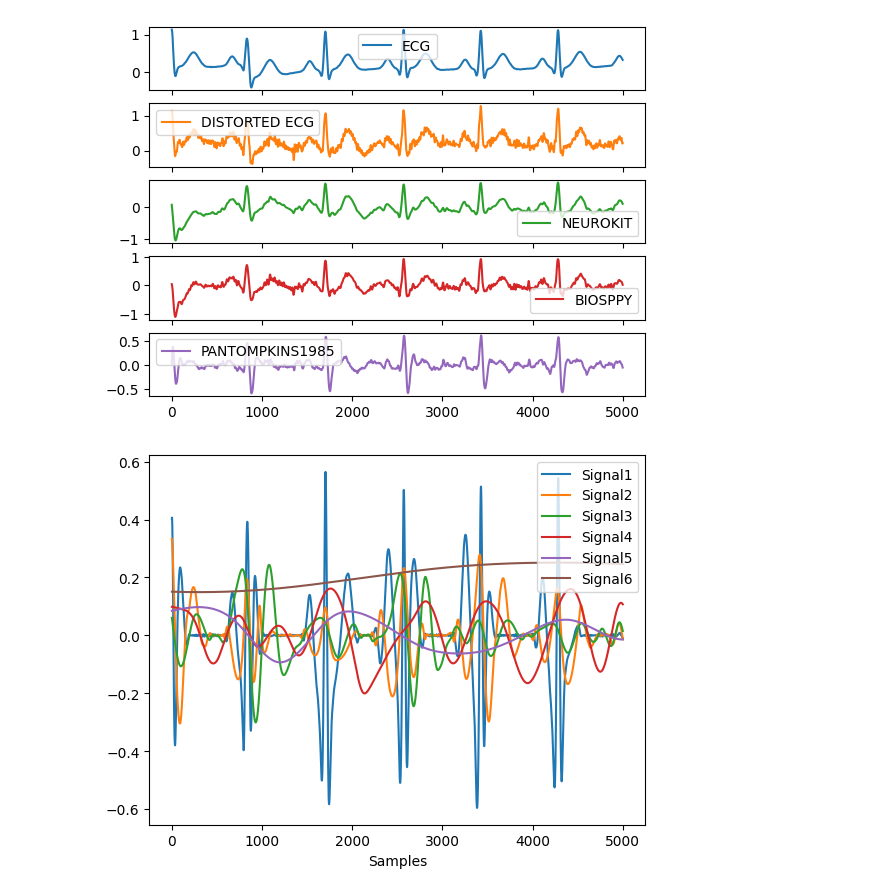
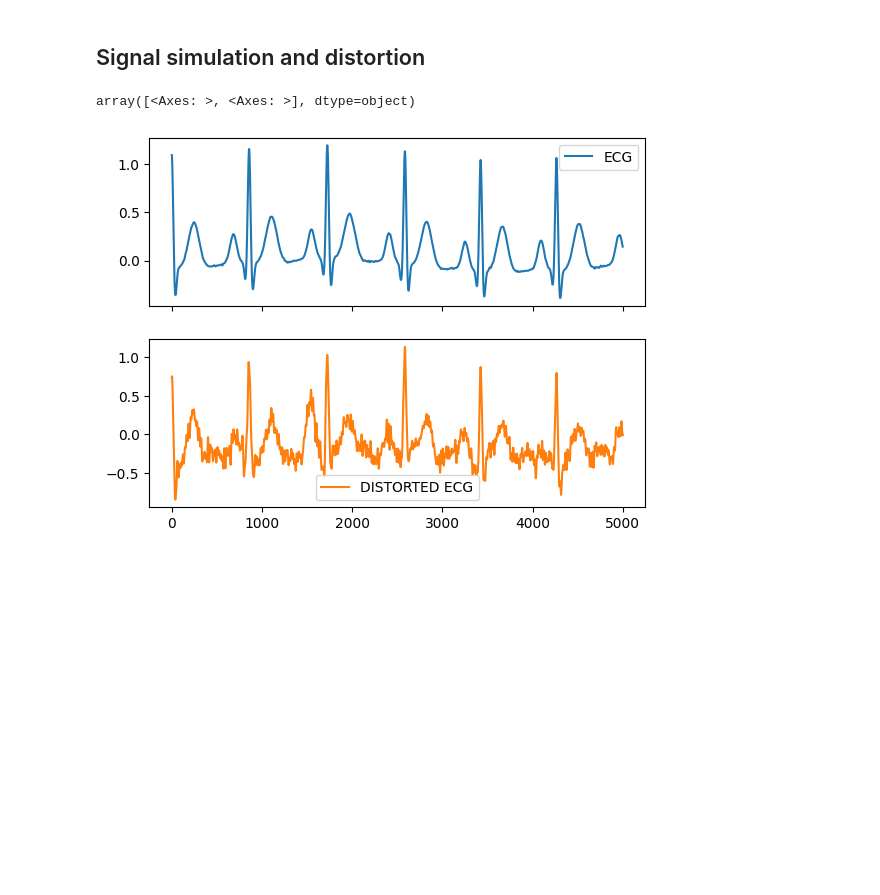
Before and after one commit to Walrusbane524/ECG-machine-leaning, a Jupyter notebook: teste.ipynb, the cells around one changed output. Drawn from its saved outputs; the diff is of its cells as text; code cells hidden in the pictures; blank space fills up the shorter version.

```diff
--- a/teste.ipynb
+++ b/teste.ipynb
@@ -1,26 +6,15 @@
+# %% [markdown]
+## Signal simulation and distortion
 # %%
-import numpy as np
-import pandas as pd
-import neurokit2 as nk
-import pycatch22
-
 ecg = nk.ecg_simulate(duration=5, heart_rate=70)
 
-distorted_ecg = nk.signal_distort(ecg, noise_frequency=[0.1, 2, 10, 100], noise_amplitude=0.2, powerline_amplitude=0.2)
-neurokit_cleaned_ecg = nk.ecg_clean(distorted_ecg, method='neurokit')
-biosppy_cleaned_ecg = nk.ecg_clean(distorted_ecg, method='biosppy')
-pantompkins1985_cleaned_ecg = nk.ecg_clean(distorted_ecg, method='pantompkins1985')
+ecg_series = pd.Series(ecg)
+distorted_ecg = nk.signal_distort(ecg, noise_frequency=[0.2, 2, 10, 100], noise_amplitude=0.2, powerline_amplitude=0.2)
 
-data = pd.DataFrame({"ECG": ecg,
-                     "DISTORTED ECG": distorted_ecg,
-                     "NEUROKIT": neurokit_cleaned_ecg,
-                     "BIOSPPY": biosppy_cleaned_ecg,
-                     "PANTOMPKINS1985": pantompkins1985_cleaned_ecg})
+signal_data = pd.DataFrame({"ECG": ecg,
+                            "DISTORTED ECG": distorted_ecg})
 
-data.plot(subplots=True)
-
-components = nk.signal_decompose(ecg, method='emd')
-nk.signal_plot(components)
+signal_data.plot(subplots=True)
 # %% [output]
+array([<Axes: >, <Axes: >], dtype=object)
-[figure, old version]
+[figure, new version]
-[figure, removed]
```
Also changed, not shown: parts of 7 cells of this notebook.
